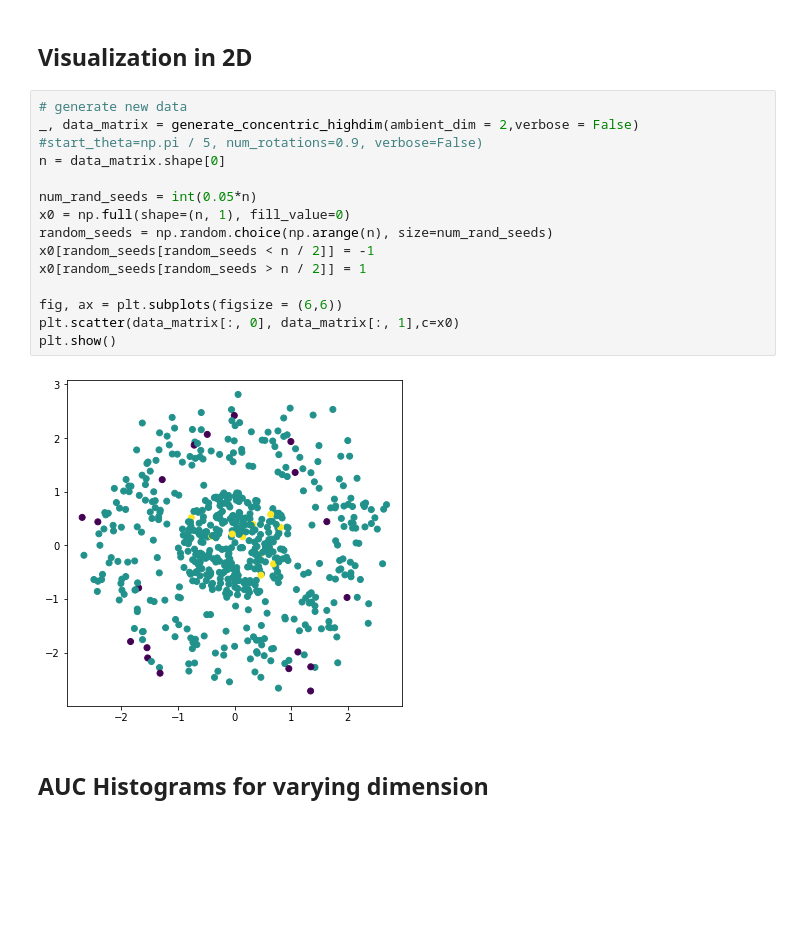
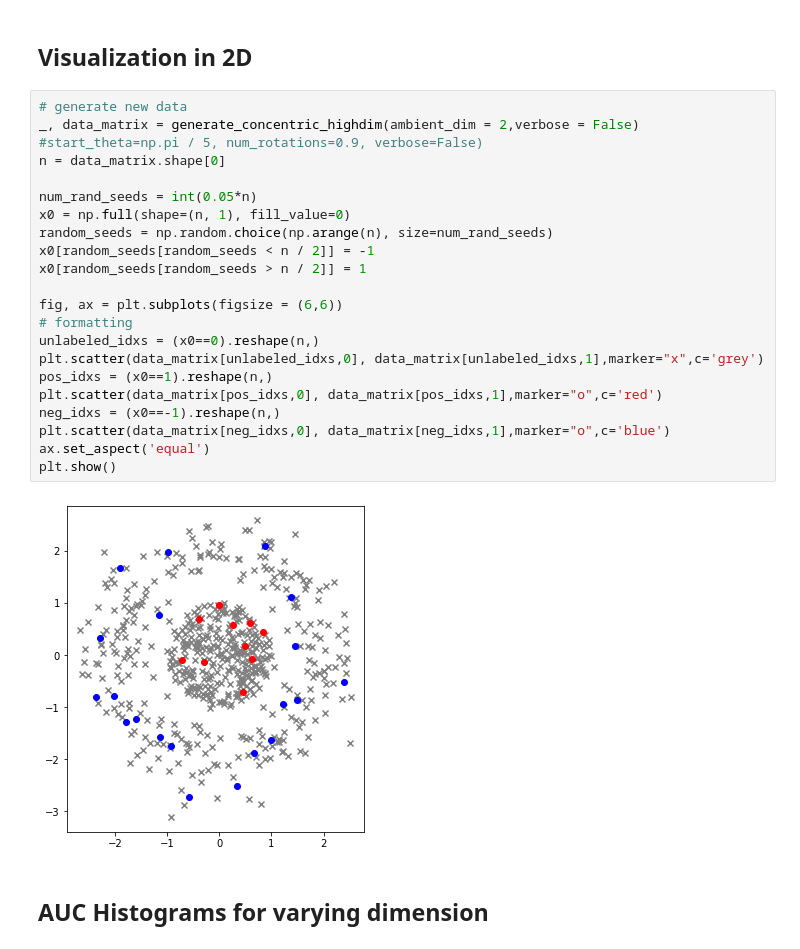
Before and after one commit to Orecchia-Research-Group/hypergraph_diffusions, a Jupyter notebook: ICML 2024 Figure Generation.ipynb, the cells around one changed output. Saved outputs shown, nothing was run; the diff lists cells and outputs as text; blank space fills up the shorter version.

```diff
--- a/ICML 2024 Figure Generation.ipynb
+++ b/ICML 2024 Figure Generation.ipynb
@@ -101,19 +101,26 @@ def compare_ROC_curves(hypergraph_x, graph_x):
 # %%
 # generate new data
 _, data_matrix = generate_concentric_highdim(ambient_dim = 2,verbose = False) #start_theta=np.pi / 5, num_rotations=0.9, verbose=False)
 n = data_matrix.shape[0]
 
 num_rand_seeds = int(0.05*n)
 x0 = np.full(shape=(n, 1), fill_value=0)
 random_seeds = np.random.choice(np.arange(n), size=num_rand_seeds)
 x0[random_seeds[random_seeds < n / 2]] = -1
 x0[random_seeds[random_seeds > n / 2]] = 1
 
 fig, ax = plt.subplots(figsize = (6,6))
-plt.scatter(data_matrix[:, 0], data_matrix[:, 1],c=x0)
+# formatting
+unlabeled_idxs = (x0==0).reshape(n,)
+plt.scatter(data_matrix[unlabeled_idxs,0], data_matrix[unlabeled_idxs,1],marker="x",c='grey')
+pos_idxs = (x0==1).reshape(n,)
+plt.scatter(data_matrix[pos_idxs,0], data_matrix[pos_idxs,1],marker="o",c='red')
+neg_idxs = (x0==-1).reshape(n,)
+plt.scatter(data_matrix[neg_idxs,0], data_matrix[neg_idxs,1],marker="o",c='blue')
+ax.set_aspect('equal')
 plt.show()
 # %% [output]
-[figure, old version]
+[figure, new version]
 # %% [markdown]
 ## AUC Histograms for varying dimension
 # %%
```
Also changed, not shown: 10 other files.
